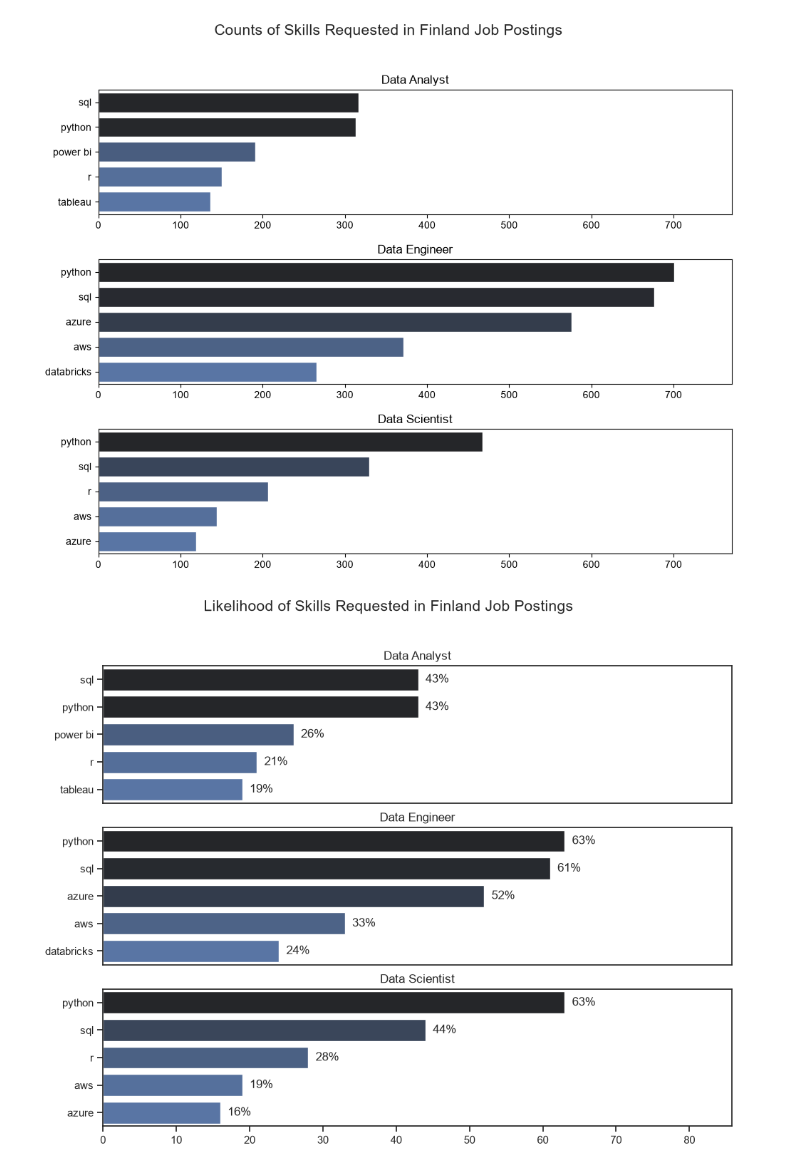
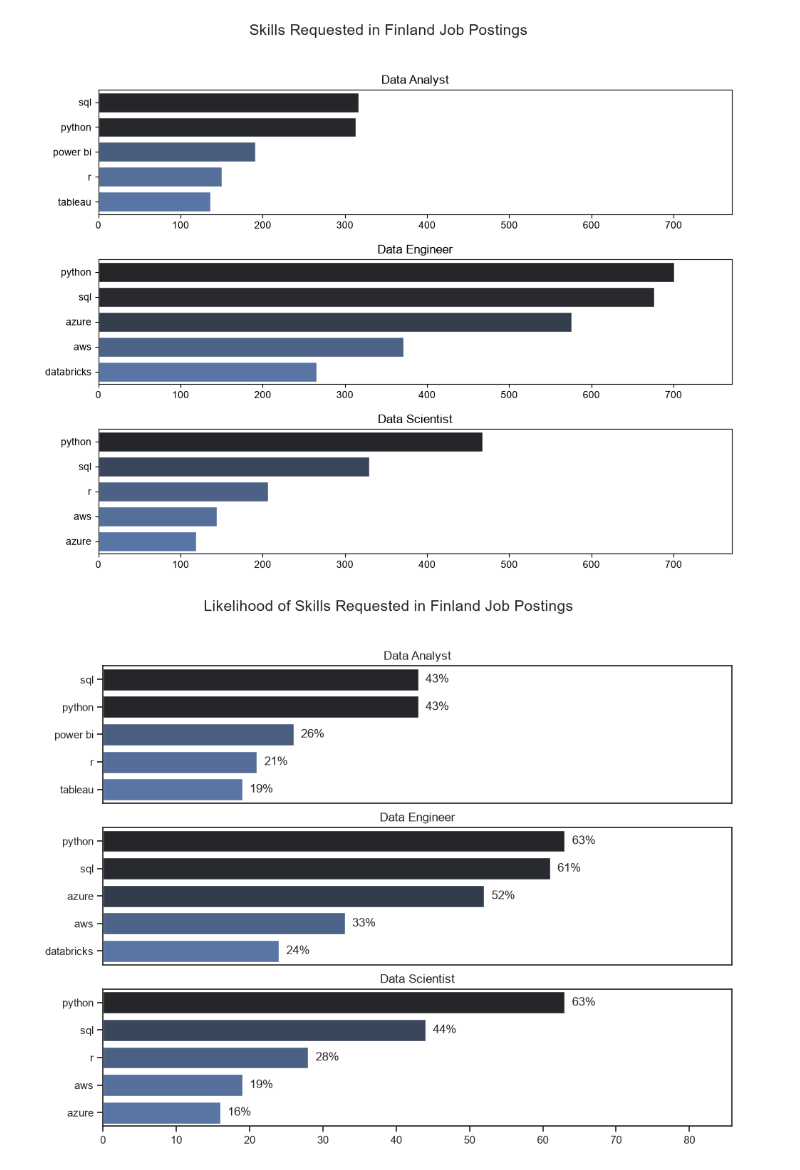
Before and after one commit to Segzybounty/Python_works, a Jupyter notebook: jobs_Project/1_skill_demand.ipynb, the cells around one changed output. Saved outputs shown, nothing was run; the diff lists cells and outputs as text; code cells hidden in the pictures.

```diff
--- a/jobs_Project/1_skill_demand.ipynb
+++ b/jobs_Project/1_skill_demand.ipynb
@@ -77,35 +77,35 @@ for i, job_title in enumerate(job_titles):
         y='job_skills',
         order=df_plot['job_skills'],
         ax=ax[i],
         hue='skill_count',
         palette='dark:b_r',
         legend=False
     )
 
     # ax[i].invert_yaxis()
 
     ax[i].set_title(job_title)
 
     ax[i].set_ylabel('')
     ax[i].set_xlabel('')
 
     ax[i].set_xlim(0, max_count * 1.1)
 
 # Main title
 fig.suptitle(
-    'Counts of Skills Requested in Finland Job Postings',
+    'Skills Requested in Finland Job Postings',
     fontsize=15
 )
 
 # Spacing
 fig.tight_layout(
     h_pad=1.2,
     rect=[0, 0, 1, 0.96]
 )
 
 plt.show()
 # %% [output]
-[figure, old version]
+[figure, new version]
 # %%
 # get the value count
 df_jobs_total = (
```
